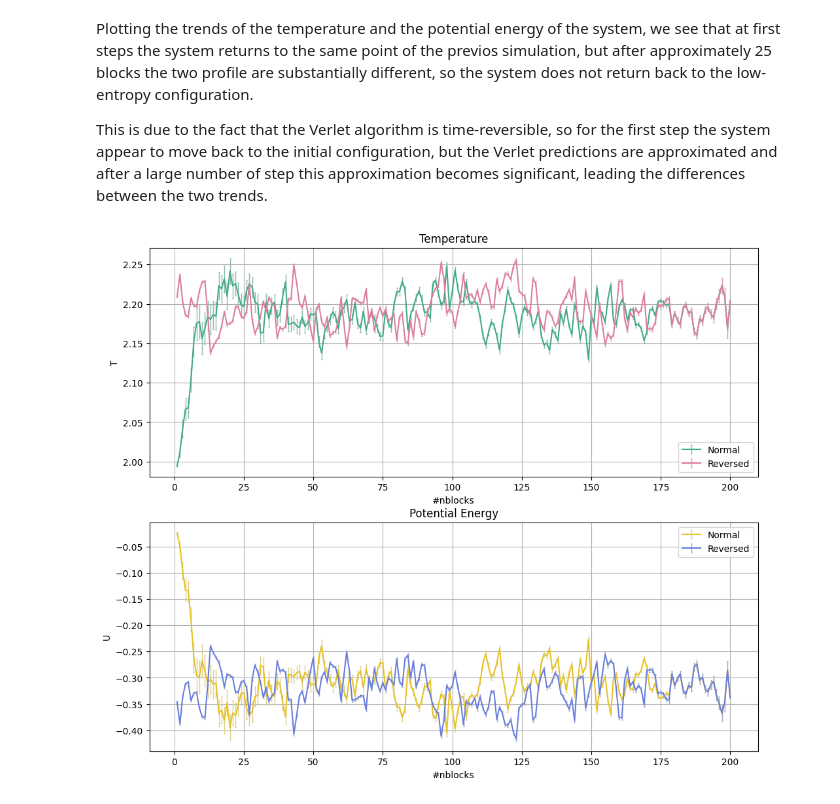
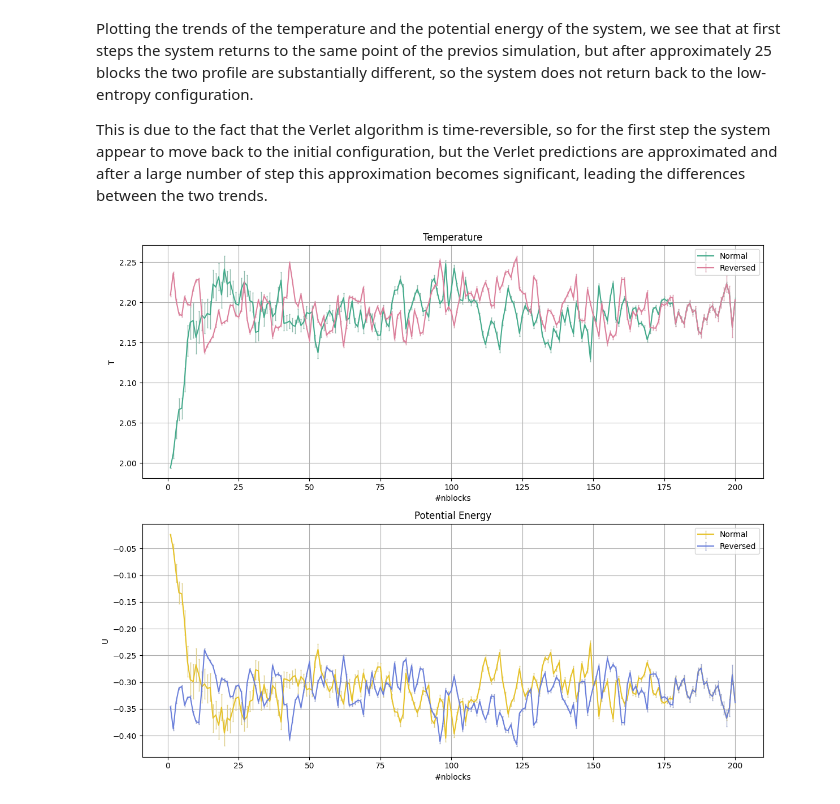
Before and after one commit to chinigio/NSL_Numerical-Simulation-Laboratory, a Jupyter notebook: Es4/Notebook_es4.ipynb, the cells around one changed output. Drawn from its saved outputs; the diff is of its cells as text; code cells hidden in the pictures.

```diff
--- a/Es4/Notebook_es4.ipynb
+++ b/Es4/Notebook_es4.ipynb
@@ -145,28 +146,29 @@ This is due to the fact that the Verlet algorithm is time-reversible, so for the
 # %%
 #loading data for reversed time simulation
 Tem_rev = np.loadtxt("NSL_SIMULATOR/OUTPUT_rev/temperature.dat")
 Pot_rev = np.loadtxt("NSL_SIMULATOR/OUTPUT_rev/potential_energy.dat")
 
 fig, ax = plt.subplots(2,1, figsize=(12,10))
 
 # plotting temperature trend
 ax[0].set_title('Temperature')
 ax[0].errorbar(Tem[:,0], Tem[:,1], yerr=Tem[:,3], color='#43AA8B', ecolor="#8EBAAC", elinewidth=1, capsize=1, label='Normal')
 ax[0].errorbar(201-Tem_rev[:,0], Tem_rev[:,1], yerr=Tem_rev[:,3], color='#DC7F9B', ecolor="#DA9FB1", elinewidth=1, capsize=1, label='Reversed')
 ax[0].set_xlabel('#nblocks')
 ax[0].set_ylabel('T')
 ax[0].grid(True)
 ax[0].legend()
 
 # plotting potential energy trend
 ax[1].set_title('Potential Energy')
 ax[1].errorbar(Pot[:,0], Pot[:,1], yerr=Pot[:,3], color='#E6C229', ecolor="#DECF8A", elinewidth=1, capsize=1, label='Normal')
 ax[1].errorbar(201-Pot_rev[:,0], Pot_rev[:,1], yerr=Pot_rev[:,3], color='#6A7FDB', ecolor="#A1A9CE", elinewidth=1, capsize=1, label='Reversed')
 ax[1].set_xlabel('#nblocks')
 ax[1].set_ylabel('U')
 ax[1].grid(True)
 ax[1].legend()
 
+plt.tight_layout()
 plt.show()
 # %% [output]
-[figure, old version]
+[figure, new version]
```
Also changed, not shown: parts of 1 cell of this notebook.
